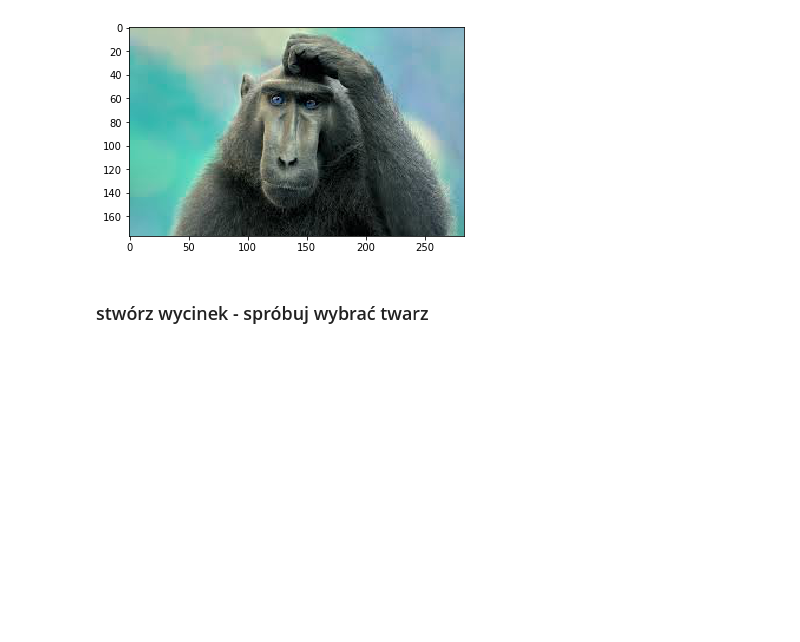
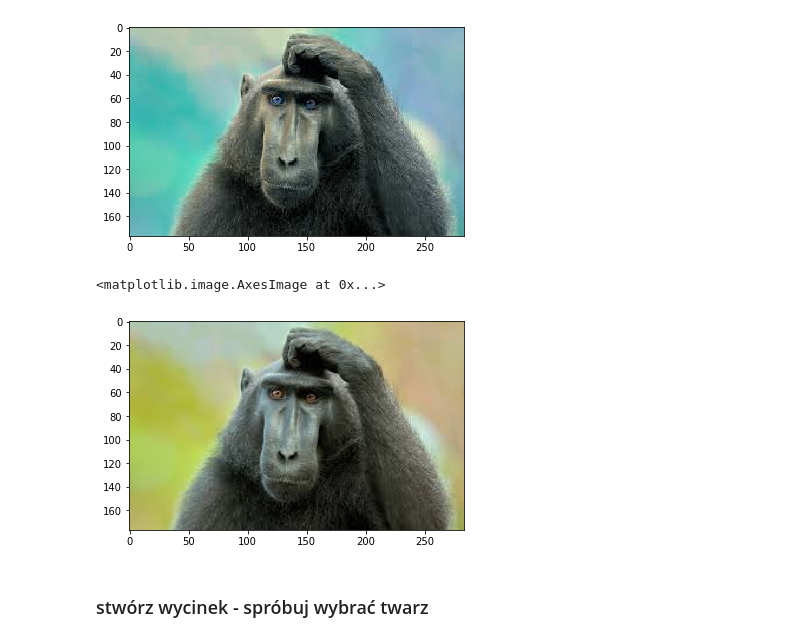
Before and after one commit to kadamekALX/python_20220326, a Jupyter notebook: numpy_ka/numpy_zadania.ipynb, the cells around one changed output. Drawn from its saved outputs; the diff is of its cells as text; code cells hidden in the pictures; blank space fills up the shorter version.

```diff
--- a/numpy_ka/numpy_zadania.ipynb
+++ b/numpy_ka/numpy_zadania.ipynb
@@ -136,5 +184,10 @@ plt.imshow(im2)
 # %% [output]
 <matplotlib.image.AxesImage at 0x...>
 [figure]
+# %%
+plt.imshow(im1)
+# %% [output]
+<matplotlib.image.AxesImage at 0x...>
+[figure, added]
 # %% [markdown]
 ### stwórz wycinek -  spróbuj wybrać twarz
```
Also changed, not shown: parts of 14 cells of this notebook, 2 other files.
